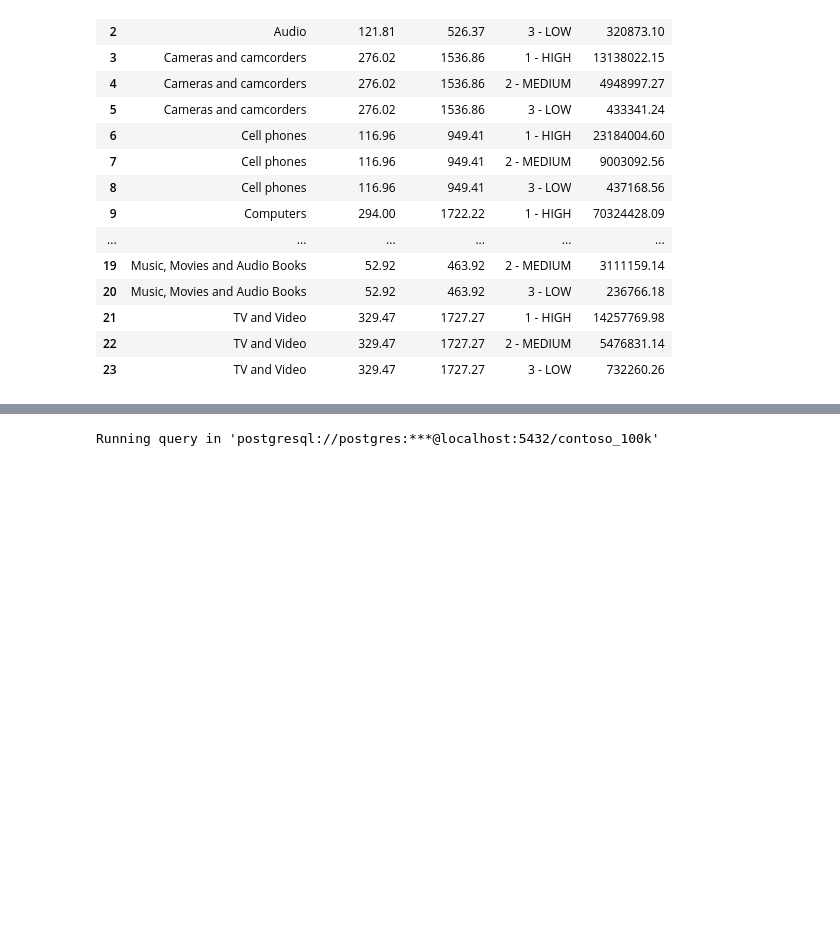
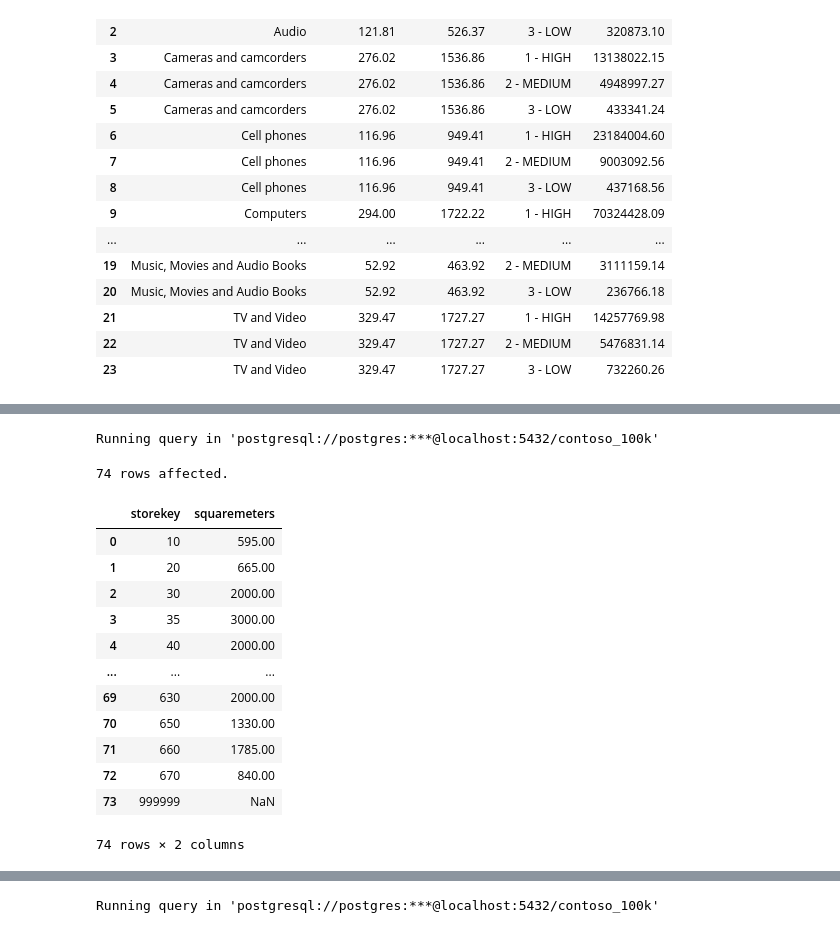
Before and after one commit to kreexus/luke_barrouse_sql, a Jupyter notebook: 1_Pivot_With_Case_Statements/3_Advanced_Segmentation.ipynb, the cells around one changed output, grey strips where cells are left out. Drawn from its saved outputs; the diff is of its cells as text; code cells hidden in the pictures; blank space fills up the shorter version.

```diff
--- a/1_Pivot_With_Case_Statements/3_Advanced_Segmentation.ipynb
+++ b/1_Pivot_With_Case_Statements/3_Advanced_Segmentation.ipynb
@@ -553,0 +677,21 @@ Running query in 'postgresql://postgres:***@localhost:5432/contoso_100k'
+# %%
+%%sql
+
+SELECT storekey, squaremeters
+FROM store
+# %% [output]
+Running query in 'postgresql://postgres:***@localhost:5432/contoso_100k'
+74 rows affected.
+|  | storekey | squaremeters |
+| 0 | 10 | 595.00 |
+| 1 | 20 | 665.00 |
+| 2 | 30 | 2000.00 |
+| 3 | 35 | 3000.00 |
+| 4 | 40 | 2000.00 |
+| ... | ... | ... |
+| 69 | 630 | 2000.00 |
+| 70 | 650 | 1330.00 |
+| 71 | 660 | 1785.00 |
+| 72 | 670 | 840.00 |
+| 73 | 999999 | NaN |
+74 rows × 2 columns
```
Also changed, not shown: parts of 10 cells of this notebook.
